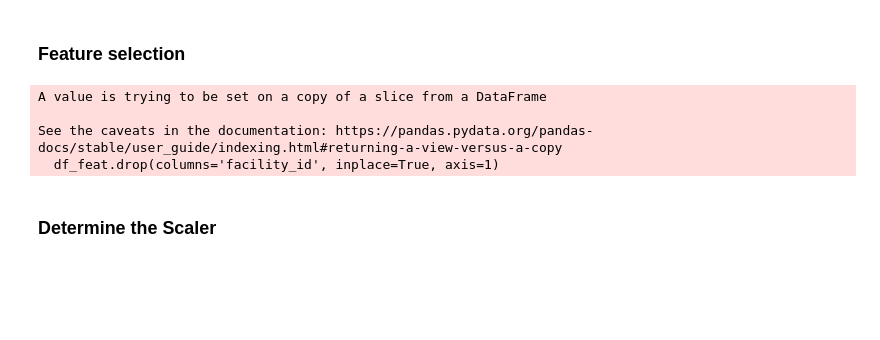
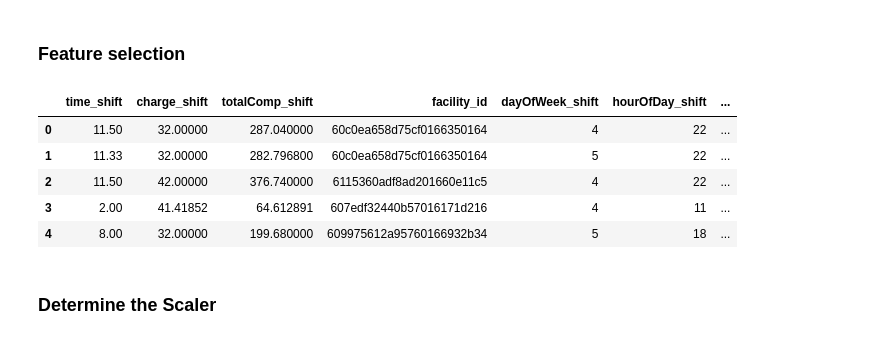
Before and after one commit to inaug22/capstone2, a Jupyter notebook: notebooks/HCP_shifts_preprocess.ipynb, the cells around one changed output. Saved outputs shown, nothing was run; the diff lists cells and outputs as text; code cells hidden in the pictures; blank space fills up the shorter version.

```diff
--- a/notebooks/HCP_shifts_preprocess.ipynb
+++ b/notebooks/HCP_shifts_preprocess.ipynb
@@ -34,20 +48,22 @@ array(['Unnamed: 0', 'id', 'created_at', 'shift_id', 'action',
 # %%
 # select subset of columns as features: omit those that are merely 'administrative' or redundant
 # TODO: consider additional feature derived from end_shift (hourOfDay_shift_end) - together with hourOfDay_shift, may be better indicator for day/eve/night shift than shift_type_shift, similar to time_shift being better than short_shift
 numerical_features = ['time_shift', 'charge_shift', 'totalComp_shift']
 categorical_features = ['facility_id', 'dayOfWeek_shift', 'hourOfDay_shift', 'agent_req_shift', 'shift_type_shift', 'holiday_shift_ind', 'weather_shift_ind']
 label = 'canceled'
 
 df_feat = df_shifts[numerical_features + categorical_features + [label]]
 df_feat.head(5)
 
 # DEBUG
-df_feat.drop(columns='facility_id', inplace=True, axis=1)
+# df_feat.drop(columns='facility_id', inplace=True, axis=1)
 # %% [output]
-A value is trying to be set on a copy of a slice from a DataFrame
-
-See the caveats in the documentation: https://pandas.pydata.org/pandas-docs/stable/user_guide/indexing.html#returning-a-view-versus-a-copy
-  df_feat.drop(columns='facility_id', inplace=True, axis=1)
+|  | time_shift | charge_shift | totalComp_shift | facility_id | dayOfWeek_shift | hourOfDay_shift | ... |
+| 0 | 11.50 | 32.00000 | 287.040000 | 60c0ea658d75cf0166350164 | 4 | 22 | ... |
+| 1 | 11.33 | 32.00000 | 282.796800 | 60c0ea658d75cf0166350164 | 5 | 22 | ... |
+| 2 | 11.50 | 42.00000 | 376.740000 | 6115360adf8ad201660e11c5 | 4 | 22 | ... |
+| 3 | 2.00 | 41.41852 | 64.612891 | 607edf32440b57016171d216 | 4 | 11 | ... |
+| 4 | 8.00 | 32.00000 | 199.680000 | 609975612a95760166932b34 | 5 | 18 | ... |
 # %%
 # define label vs. features
 y = df_feat.canceled
```
Also changed, not shown: parts of 46 cells of this notebook.
